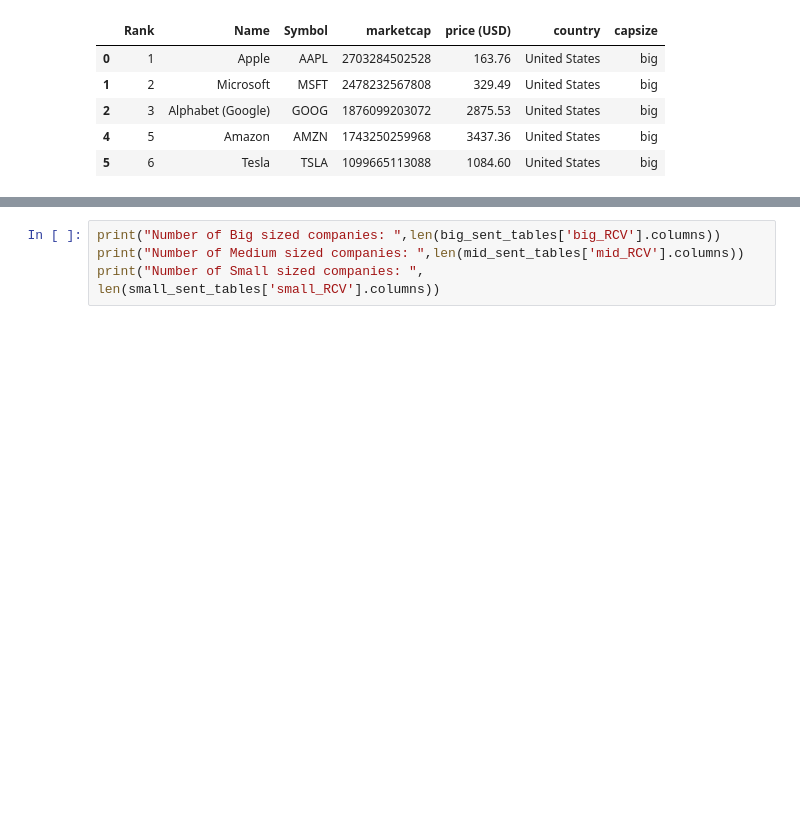
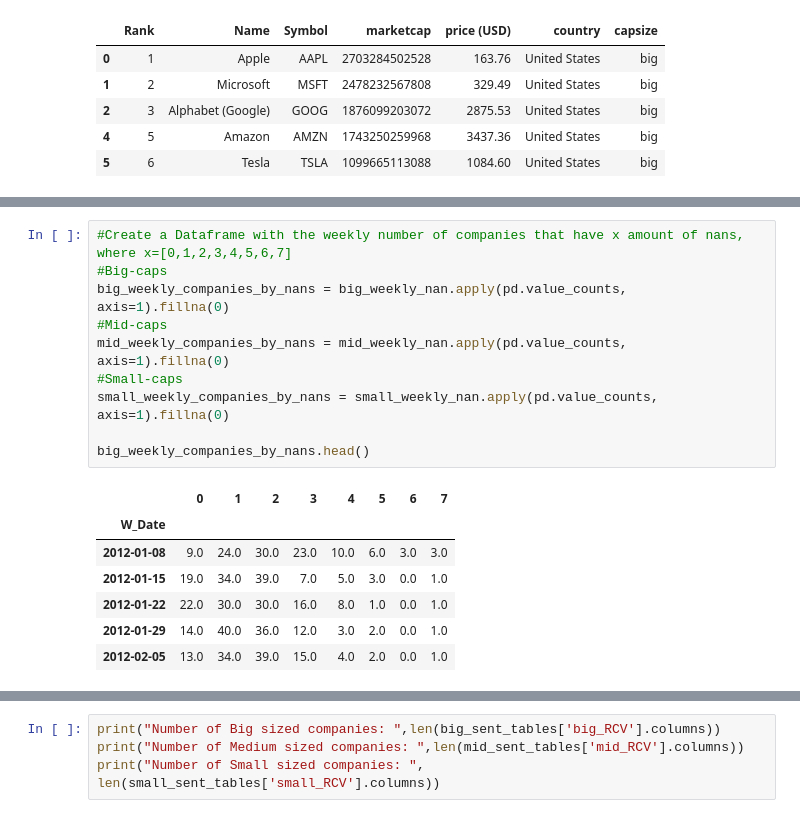
Before and after one commit to DaniloMendezR/master_thesis, a Jupyter notebook: Data_cleaning.ipynb, the cells around one changed output, grey strips where cells are left out. Drawn from its saved outputs; the diff is of its cells as text; blank space fills up the shorter version.

```diff
--- a/Data_cleaning.ipynb
+++ b/Data_cleaning.ipynb
@@ -75,0 +136,18 @@ for i in small_sent_all.columns[2:]:
+# %%
+#Create a Dataframe with the weekly number of companies that have x amount of nans, where x=[0,1,2,3,4,5,6,7]
+#Big-caps
+big_weekly_companies_by_nans = big_weekly_nan.apply(pd.value_counts, axis=1).fillna(0)
+#Mid-caps
+mid_weekly_companies_by_nans = mid_weekly_nan.apply(pd.value_counts, axis=1).fillna(0)
+#Small-caps
+small_weekly_companies_by_nans = small_weekly_nan.apply(pd.value_counts, axis=1).fillna(0)
+
+big_weekly_companies_by_nans.head()
+# %% [output]
+|  | 0 | 1 | 2 | 3 | 4 | 5 | 6 | 7 |
+| W_Date |  |  |  |  |  |  |  |  |
+| 2012-01-08 | 9.0 | 24.0 | 30.0 | 23.0 | 10.0 | 6.0 | 3.0 | 3.0 |
+| 2012-01-15 | 19.0 | 34.0 | 39.0 | 7.0 | 5.0 | 3.0 | 0.0 | 1.0 |
+| 2012-01-22 | 22.0 | 30.0 | 30.0 | 16.0 | 8.0 | 1.0 | 0.0 | 1.0 |
+| 2012-01-29 | 14.0 | 40.0 | 36.0 | 12.0 | 3.0 | 2.0 | 0.0 | 1.0 |
+| 2012-02-05 | 13.0 | 34.0 | 39.0 | 15.0 | 4.0 | 2.0 | 0.0 | 1.0 |
```
Also changed, not shown: parts of 6 cells of this notebook.
